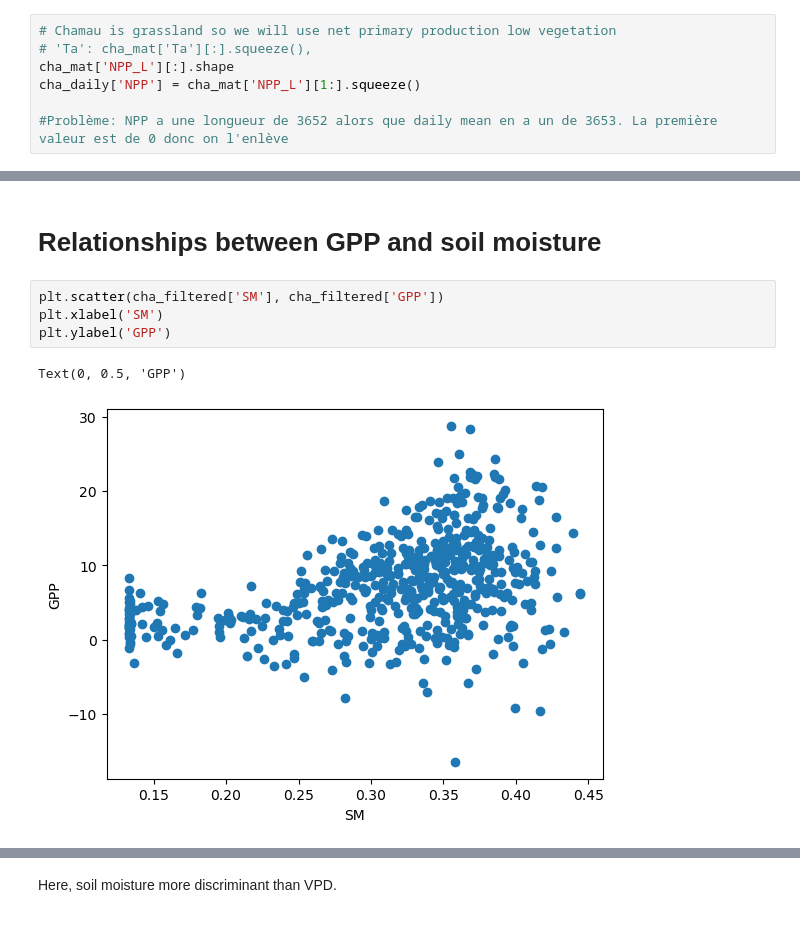
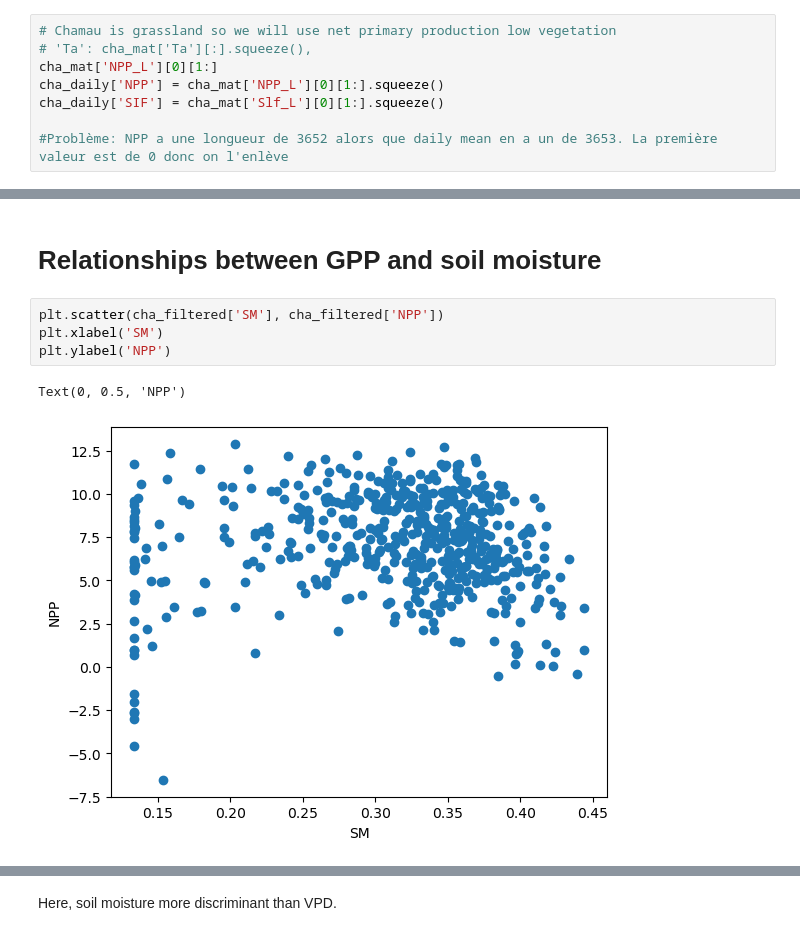
Before and after one commit to Margaux-Ccd/Ecohydro_modelling, a Jupyter notebook: EM_python.ipynb, the cells around one changed output, grey strips where cells are left out. Saved outputs shown, nothing was run; the diff lists cells and outputs as text.

```diff
--- a/EM_python.ipynb
+++ b/EM_python.ipynb
@@ -120,7 +131,8 @@ array([[ 0.        , -0.33776956, -0.34237742, ...,  0.34879573,
 # %%
 # Chamau is grassland so we will use net primary production low vegetation
 # 'Ta': cha_mat['Ta'][:].squeeze(),
-cha_mat['NPP_L'][:].shape
-cha_daily['NPP'] = cha_mat['NPP_L'][1:].squeeze()
+cha_mat['NPP_L'][0][1:]
+cha_daily['NPP'] = cha_mat['NPP_L'][0][1:].squeeze()
+cha_daily['SIF'] = cha_mat['Slf_L'][0][1:].squeeze()
 
 #Problème: NPP a une longueur de 3652 alors que daily mean en a un de 3653. La première valeur est de 0 donc on l'enlève
@@ -256,12 +294,12 @@ It is strange that GPP seems to increase with VPD
 # %% [markdown]
  # Relationships between GPP and soil moisture
 # %%
-plt.scatter(cha_filtered['SM'], cha_filtered['GPP'])
+plt.scatter(cha_filtered['SM'], cha_filtered['NPP'])
 plt.xlabel('SM')
-plt.ylabel('GPP')
+plt.ylabel('NPP')
 # %% [output]
-Text(0, 0.5, 'GPP')
+Text(0, 0.5, 'NPP')
-[figure, old version]
+[figure, new version]
 # %%
 plt.figure(figsize=(12, 6))
 
```
Also changed, not shown: parts of 24 cells of this notebook, 1 other file.
